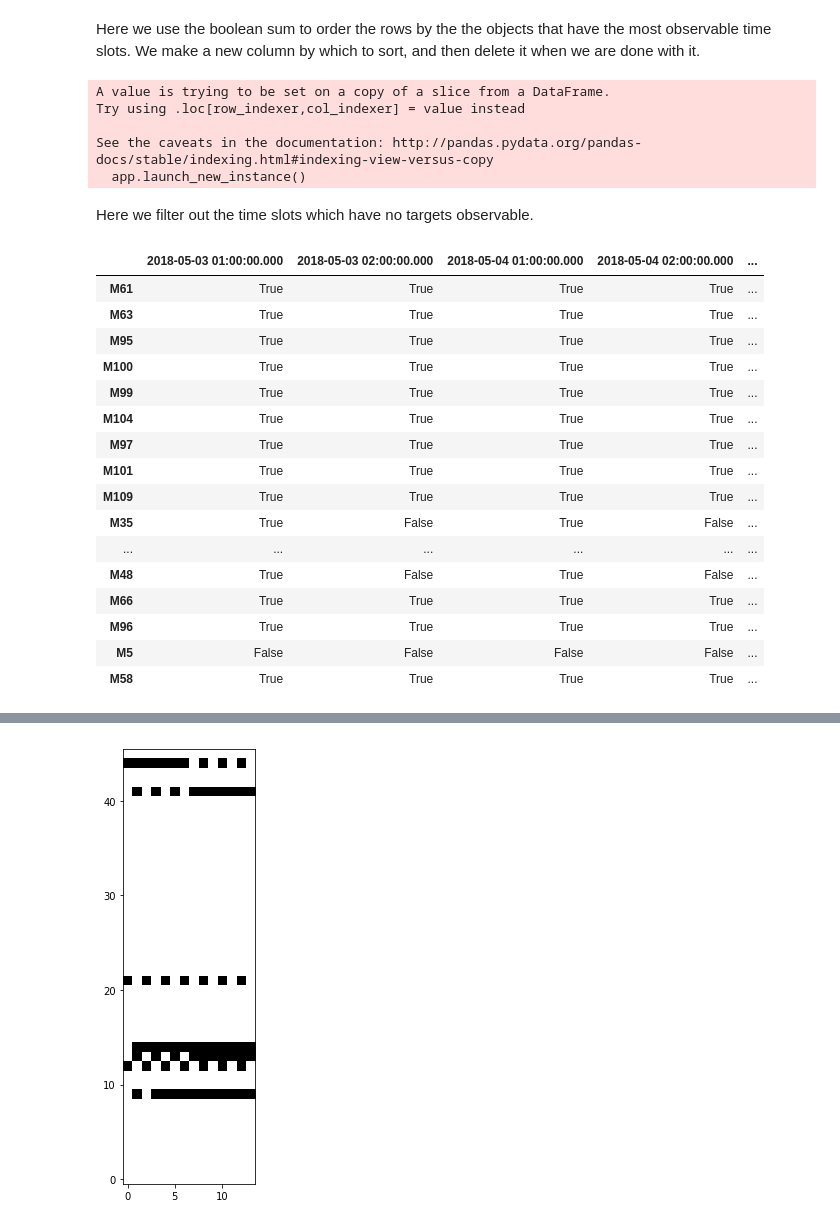
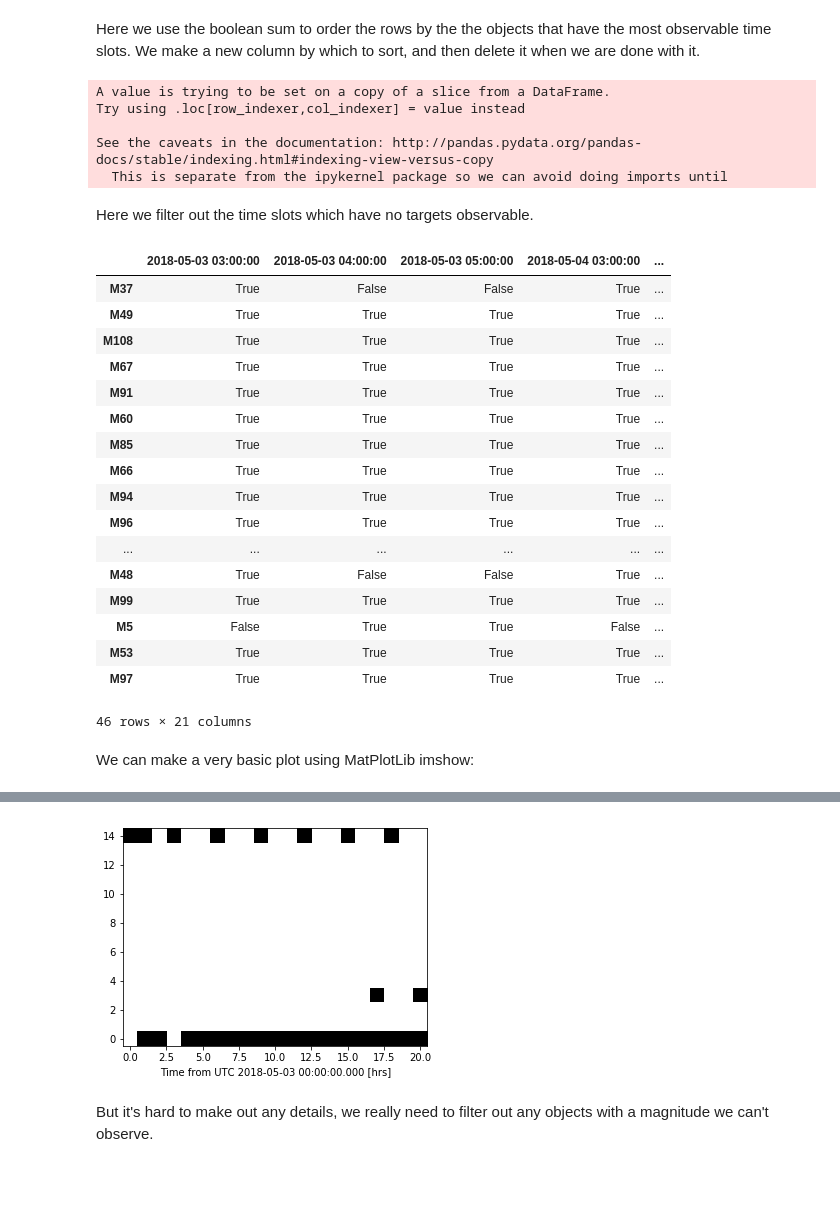
Before and after one commit to bmorris3/whatsup, a Jupyter notebook: draft.ipynb, the cells around one changed output, grey strips where cells are left out. Cells and saved outputs as stored; diff of their text form; code cells hidden in the pictures; blank space fills up the shorter version.

Commit message:
Changed column headings to datetime and added better plots.

```diff
--- a/draft.ipynb
+++ b/draft.ipynb
@@ -20,3 +24,5 @@ observer = Observer(location=location, timezone=timezone)
+# %%
+observer = Observer(location =  EarthLocation.of_site('apo'), timezone='US/Mountain')
 # %% [markdown]
 Set up observing time range, minimum altitude constraint, at-night constraint and distance from moon constraint. Note that we use the `time` package here because we can put in a generic time without a full date, as in `astropy.time`.
 # %%
@@ -26,7 +32,7 @@ import astropy.units as u
 
 # Start and stop observing
 start_time = time(20, 0)
-end_time = time(2, 0)
+end_time = time(5, 0)
 
 # Altitude constraint
 minimum_altitude = 30 * u.deg
@@ -83,7 +89,7 @@ table = Table(rows=[vmags], names=names).to_pandas()
 Make a column of start times to use as column names and then label columns and rows. Once we have a `pandas` table we can easily filter out any objects that are never observable with the given constraints.
 # %%
 str_times = [t.iso for t in times]
-df = pd.DataFrame(data=observability, columns=str_times, index=names)
+df = pd.DataFrame(data=observability, columns=pd.to_datetime(str_times), index=names)
 
 filter_out_unobservable_targets = df[df.any(axis=1)]
 # %% [markdown]
@@ -100,7 +106,7 @@ A value is trying to be set on a copy of a slice from a DataFrame.
 Try using .loc[row_indexer,col_indexer] = value instead
 
 See the caveats in the documentation: http://pandas.pydata.org/pandas-docs/stable/indexing.html#indexing-view-versus-copy
-  app.launch_new_instance()
+  This is separate from the ipykernel package so we can avoid doing imports until
 # %% [markdown]
 Here we filter out the time slots which have no targets observable.
 # %%
@@ -110,31 +116,32 @@ final_table = targets_rm_sum.loc[:,a.values]
 # %%
 final_table
 # %% [output]
-|  | 2018-05-03 01:00:00.000 | 2018-05-03 02:00:00.000 | 2018-05-04 01:00:00.000 | 2018-05-04 02:00:00.000 | ... |
-| M61 | True | True | True | True | ... |
-| M63 | True | True | True | True | ... |
-| M95 | True | True | True | True | ... |
-| M100 | True | True | True | True | ... |
+|  | 2018-05-03 03:00:00 | 2018-05-03 04:00:00 | 2018-05-03 05:00:00 | 2018-05-04 03:00:00 | ... |
+| M37 | True | False | False | True | ... |
+| M49 | True | True | True | True | ... |
+| M108 | True | True | True | True | ... |
+| M67 | True | True | True | True | ... |
+| M91 | True | True | True | True | ... |
+| M60 | True | True | True | True | ... |
+| M85 | True | True | True | True | ... |
+| M66 | True | True | True | True | ... |
+| M94 | True | True | True | True | ... |
+| M96 | True | True | True | True | ... |
+| ... | ... | ... | ... | ... | ... |
+| M48 | True | False | False | True | ... |
 | M99 | True | True | True | True | ... |
-| M104 | True | True | True | True | ... |
+| M5 | False | True | True | False | ... |
+| M53 | True | True | True | True | ... |
 | M97 | True | True | True | True | ... |
-| M101 | True | True | True | True | ... |
-| M109 | True | True | True | True | ... |
-| M35 | True | False | True | False | ... |
-| ... | ... | ... | ... | ... | ... |
-| M48 | True | False | True | False | ... |
-| M66 | True | True | True | True | ... |
-| M96 | True | True | True | True | ... |
-| M5 | False | False | False | False | ... |
-| M58 | True | True | True | True | ... |
+46 rows × 21 columns
+# %% [markdown]
+We can make a very basic plot using MatPlotLib imshow:
 # %%
 %matplotlib inline
 import matplotlib.pyplot as plt
 
-#Extent = [times[0].iso,times[-1].iso,M]
+arr_final_table = final_table.as_matrix()
 
-plt.figure(figsize=[12,8])
-plt.imshow(final_table.as_matrix(),cmap=plt.cm.Greys_r,  origin='lower')
-#plt.xlabel('Time from UTC {0} [hrs]'.format(times[0].iso))
-plt.show()
+plt.imshow(arr_final_table, cmap=plt.cm.Greys_r, origin='lower')
+plt.xlabel('Time from UTC {0} [hrs]'.format(times[0].iso))
 # %% [output]
@@ -141 +149,3 @@ plt.show()
-[figure, old version]
+[figure, new version]
+# %% [markdown]
+But it's hard to make out any details, we really need to filter out any objects with a magnitude we can't observe.
```
Also changed, not shown: parts of 6 cells of this notebook.
